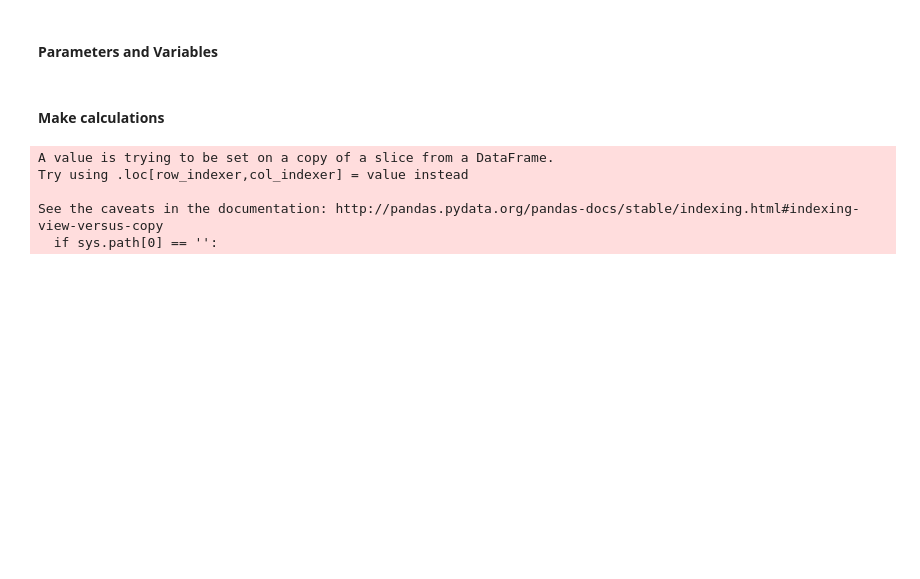
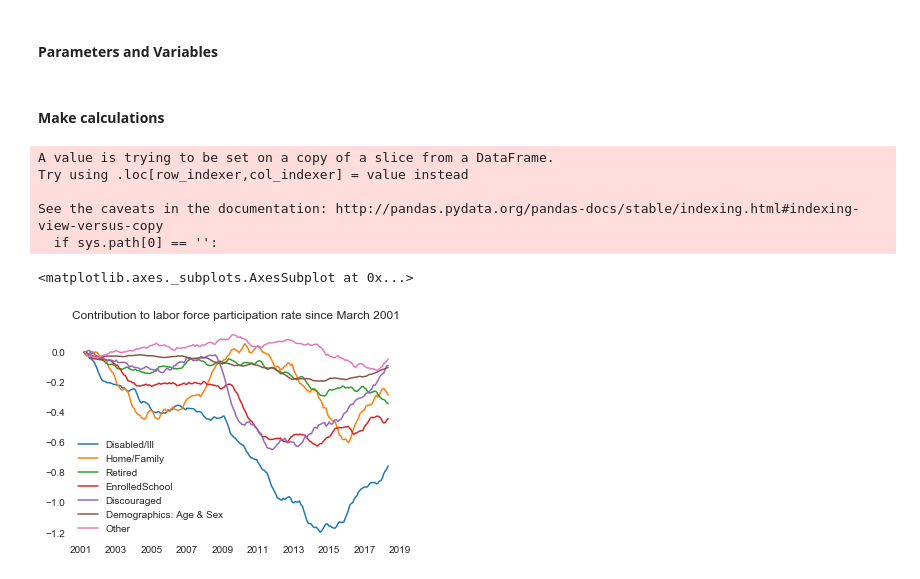
Before and after one commit to bdecon/econ_data, a Jupyter notebook: micro/CPS_NILF.ipynb, the cells around one changed output. Drawn from its saved outputs; the diff is of its cells as text; code cells hidden in the pictures; blank space fills up the shorter version.

Commit message:
Updated econ_data files

```diff
--- a/micro/CPS_NILF.ipynb
+++ b/micro/CPS_NILF.ipynb
@@ -138,3 +143,18 @@ Try using .loc[row_indexer,col_indexer] = value instead
 
 See the caveats in the documentation: http://pandas.pydata.org/pandas-docs/stable/indexing.html#indexing-view-versus-copy
   if sys.path[0] == '':
+# %%
+# Plot change since start date
+
+# Add new values to list from earlier for full set of columns to plot
+s2 = s + ['Demographics: Age & Sex', 'Other']
+# Convert from nominal to share of population
+df3 = df2[s2].div(df2['Population'], axis=0) * 100
+# Calculate the difference from the base period
+data2 = (df3.rolling(12).mean().loc[f'{base_period[0]}-{base_period[1]}-01']
+         - df3.rolling(12).mean()).dropna()[3:]
+# Plot the results
+data2[s2].plot(title='Contribution to labor force participation rate since March 2001')
+# %% [output]
+<matplotlib.axes._subplots.AxesSubplot at 0x...>
+[figure, added]
```
Also changed, not shown: parts of 1 cell of this notebook, 18 other files.
